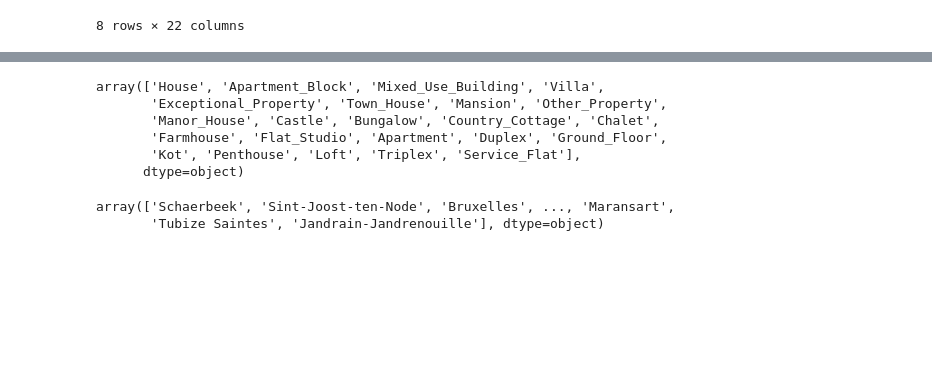
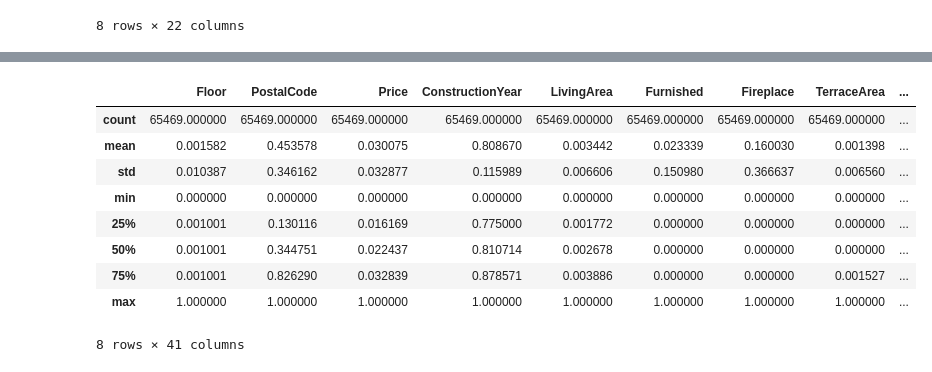
Before and after one commit to bear-revels/immo-ml, a Jupyter notebook: notebook/analysis.ipynb, the cells around one changed output, grey strips where cells are left out. Cells and saved outputs as stored; diff of their text form; code cells hidden in the pictures; blank space fills up the shorter version.

```diff
--- a/notebook/analysis.ipynb
+++ b/notebook/analysis.ipynb
@@ -59,14 +59,13 @@ memory usage: 10.0+ MB
-# %%
-clean_data.PropertySubType.unique()
-# %% [output]
-array(['House', 'Apartment_Block', 'Mixed_Use_Building', 'Villa',
-       'Exceptional_Property', 'Town_House', 'Mansion', 'Other_Property',
-       'Manor_House', 'Castle', 'Bungalow', 'Country_Cottage', 'Chalet',
-       'Farmhouse', 'Flat_Studio', 'Apartment', 'Duplex', 'Ground_Floor',
-       'Kot', 'Penthouse', 'Loft', 'Triplex', 'Service_Flat'],
-      dtype=object)
-# %%
-clean_data.City.unique()
-# %% [output]
-array(['Schaerbeek', 'Sint-Joost-ten-Node', 'Bruxelles', ..., 'Maransart',
-       'Tubize Saintes', 'Jandrain-Jandrenouille'], dtype=object)
+# %%
+clean_data.describe()
+# %% [output]
+|  | Floor | PostalCode | Price | ConstructionYear | LivingArea | Furnished | Fireplace | TerraceArea | ... |
+| count | 65469.000000 | 65469.000000 | 65469.000000 | 65469.000000 | 65469.000000 | 65469.000000 | 65469.000000 | 65469.000000 | ... |
+| mean | 0.001582 | 0.453578 | 0.030075 | 0.808670 | 0.003442 | 0.023339 | 0.160030 | 0.001398 | ... |
+| std | 0.010387 | 0.346162 | 0.032877 | 0.115989 | 0.006606 | 0.150980 | 0.366637 | 0.006560 | ... |
+| min | 0.000000 | 0.000000 | 0.000000 | 0.000000 | 0.000000 | 0.000000 | 0.000000 | 0.000000 | ... |
+| 25% | 0.001001 | 0.130116 | 0.016169 | 0.775000 | 0.001772 | 0.000000 | 0.000000 | 0.000000 | ... |
+| 50% | 0.001001 | 0.344751 | 0.022437 | 0.810714 | 0.002678 | 0.000000 | 0.000000 | 0.000000 | ... |
+| 75% | 0.001001 | 0.826290 | 0.032839 | 0.878571 | 0.003886 | 0.000000 | 0.000000 | 0.001527 | ... |
+| max | 1.000000 | 1.000000 | 1.000000 | 1.000000 | 1.000000 | 1.000000 | 1.000000 | 1.000000 | ... |
+8 rows × 41 columns
```
Also changed, not shown: parts of 2 cells of this notebook, 11 other files.
